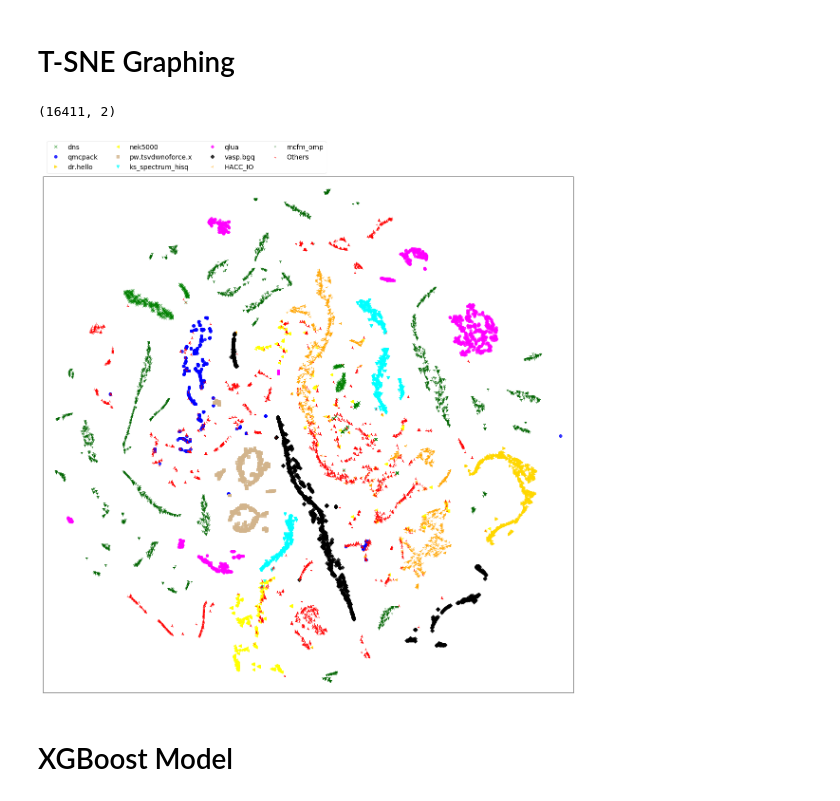
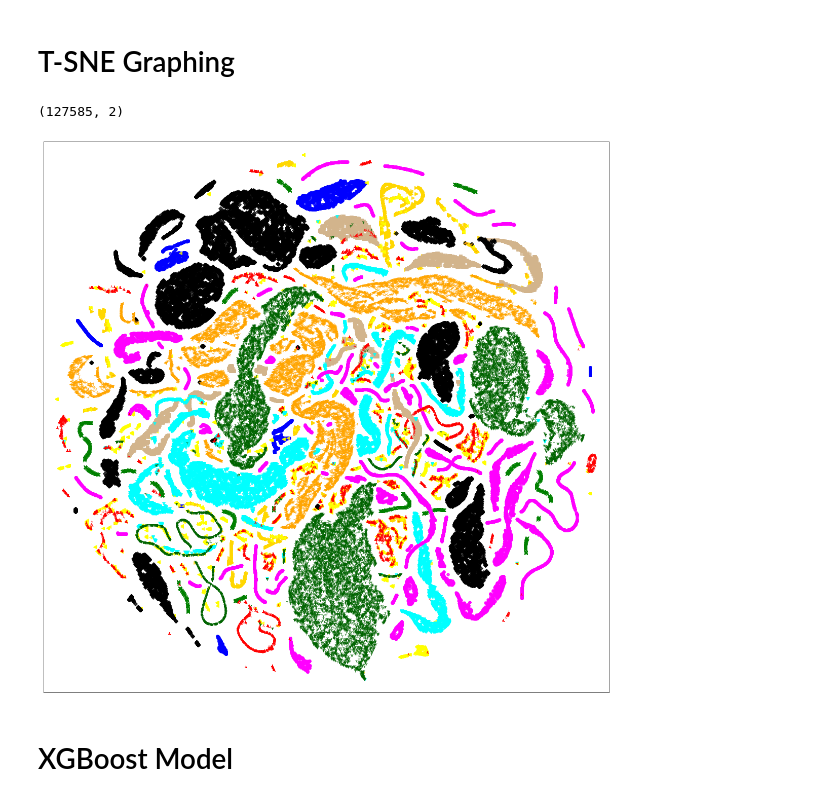
Before and after one commit to LuckierDodge/alcf-jupyter-notebooks, a Jupyter notebook: rlewis_nb/autoperf_counters_only.ipynb, the cells around one changed output. Drawn from its saved outputs; the diff is of its cells as text; code cells hidden in the pictures.

```diff
--- a/rlewis_nb/autoperf_counters_only.ipynb
+++ b/rlewis_nb/autoperf_counters_only.ipynb
@@ -14,8 +18,14 @@ pd.options.display.max_rows = 1200
 # Data Processing
 # %%
 # Read in all of our Autoperf monthly datasets and combine into one dataset
-apdf = pd.concat(
-    [pd.read_csv(filename, header=0, low_memory=False) for filename in glob.glob("../data/autoperf_complete/autoperf-201*.csv")],
+apdf1 = pd.concat(
+    [pd.read_csv(filename, header=0, low_memory=False) for filename in glob.glob("../data/ap-all/autoperf-2018-?.csv")],
     axis=0,
     ignore_index=True
 )
+apdf2 = pd.concat(
+    [pd.read_csv(filename, header=0, low_memory=False) for filename in glob.glob("../data/ap-all/autoperf-2018-??.csv")],
+    axis=0,
+    ignore_index=True
+)
+apdf = pd.concat([apdf1, apdf2], axis=0, ignore_index=True)
@@ -26,6 +45,6 @@ miradf = apdf[apdf.zero_batchJobId.isin(miraids)]
 # %%
 # Filter and randomize data for training later on
-n = 50
+n = 20
 
 ## Filter by top n core hour consumers
 # df_filtered = pd.DataFrame()
@@ -44,7 +63,10 @@ n = 50
 # df_values = miradf.zero_execName.value_counts().head(n)
 # df_filtered = miradf[miradf["zero_execName"] in df_values]
 
-n_top_execs = miradf.zero_execName.value_counts().head(n - 1)
-df_filtered = miradf[miradf.zero_execName.isin(n_top_execs.keys())]
+n_top_execs = miradf.zero_execName.value_counts().head(n)
+not_n_top_execs = [executable for executable in miradf.zero_execName.unique() if executable not in n_top_execs]
+# df_filtered = miradf[miradf.zero_execName.isin(n_top_execs.keys())]
+df_filtered = miradf.copy()
+df_filtered.loc[df_filtered.zero_execName.isin(not_n_top_execs), 'zero_execName'] = 'other'
 
 df_filtered = df_filtered.sample(frac=1)
@@ -188,33 +211,34 @@ from matplotlib import pyplot as plt
 X_embedded = TSNE().fit_transform(features)
 X_embedded.shape
 # %% [output]
-(16411, 2)
+(127585, 2)
 # %%
 def t_sne_vis_by_group(x_emb, exe_idn, topn=10):
     idn_unique, idn_count = np.unique(exe_idn, return_counts=True)
     top_idn = idn_unique[np.argsort(idn_count)[-topn:]]
     plt.figure(figsize=(20, 20))
     colors = ('g', 'b', 'gold', 'yellow', 'tan', 'cyan', 'magenta', 'black', 'orange', 'darkgreen')
     markers= ('x', 'o', '>', '<', 's', 'v', 'H', 'D', '3', '1', '2')
     _other_grp = np.zeros(exe_idn.shape[0], dtype=np.bool)
     for _idx, _idn in enumerate(top_idn):
         _emb_grp = x_emb[exe_idn == _idn]
         plt.plot(_emb_grp[:, 0], _emb_grp[:, 1], markers[_idx], alpha=.8, color=colors[_idx], markersize=6, label = _idn)
         _other_grp |= (exe_idn == _idn)
 #         print("%s is marked by %s and %s" % (_idn, colors[_idx], markers[_idx]))
     _uncat = x_emb[~_other_grp]
     plt.plot(_uncat[:, 0], _uncat[:, 1], markers[-1], alpha=.8, color='r', markersize=6, label = 'Others')
 
     plt.xlim(left=X_embedded[:, 0].min()*1.05, right=X_embedded[:, 0].max()*1.05)
     plt.ylim(bottom=X_embedded[:, 1].min()*1.05, top=X_embedded[:, 1].max()*1.05)
     plt.xticks([])
     plt.yticks([])
-    plt.legend(bbox_to_anchor=(0., 1.0, 1., .102), ncol=4, loc=3, fancybox=True, framealpha=0.5, fontsize=14)
+#     plt.legend(bbox_to_anchor=(0., 1.0, 1., .102), ncol=4, loc=3, fancybox=True, framealpha=0.5, fontsize=14)
+    plt.savefig('../figure/tsne-counters-only.pdf')
     plt.show()
     plt.close()
 t_sne_vis_by_group(X_embedded, df_filtered['zero_execName'].values)
 # %% [output]
-[figure, old version]
+[figure, new version]
 # %% [markdown]
 # XGBoost Model
 # %%
```
Also changed, not shown: parts of 15 cells of this notebook, 7 other files.
